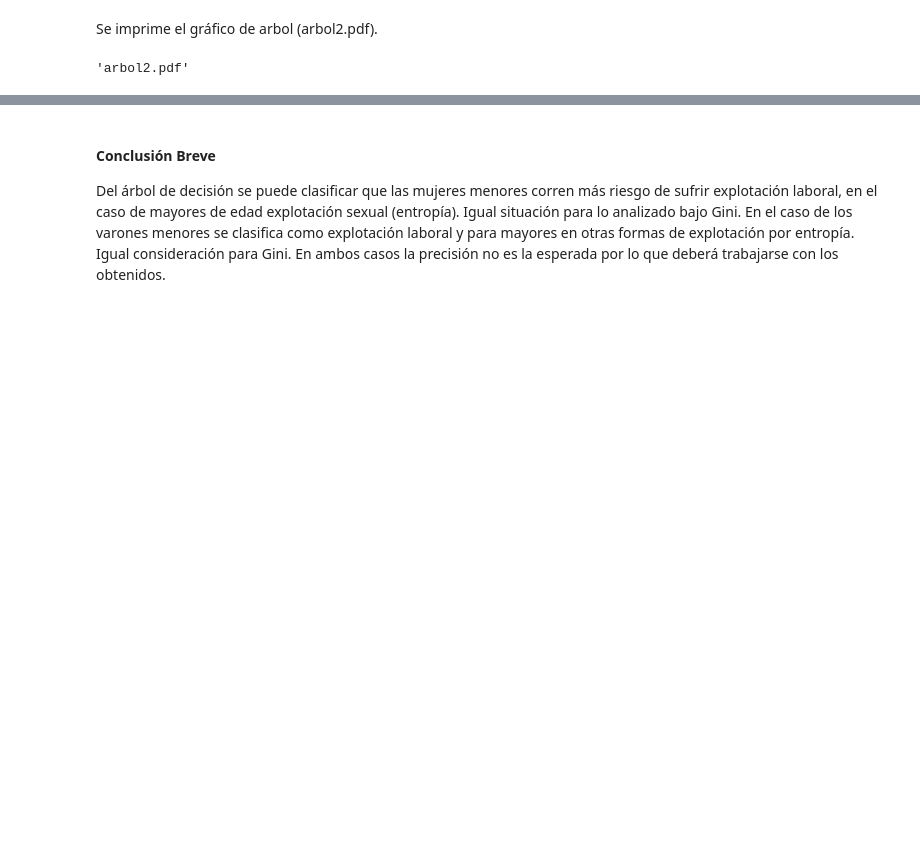
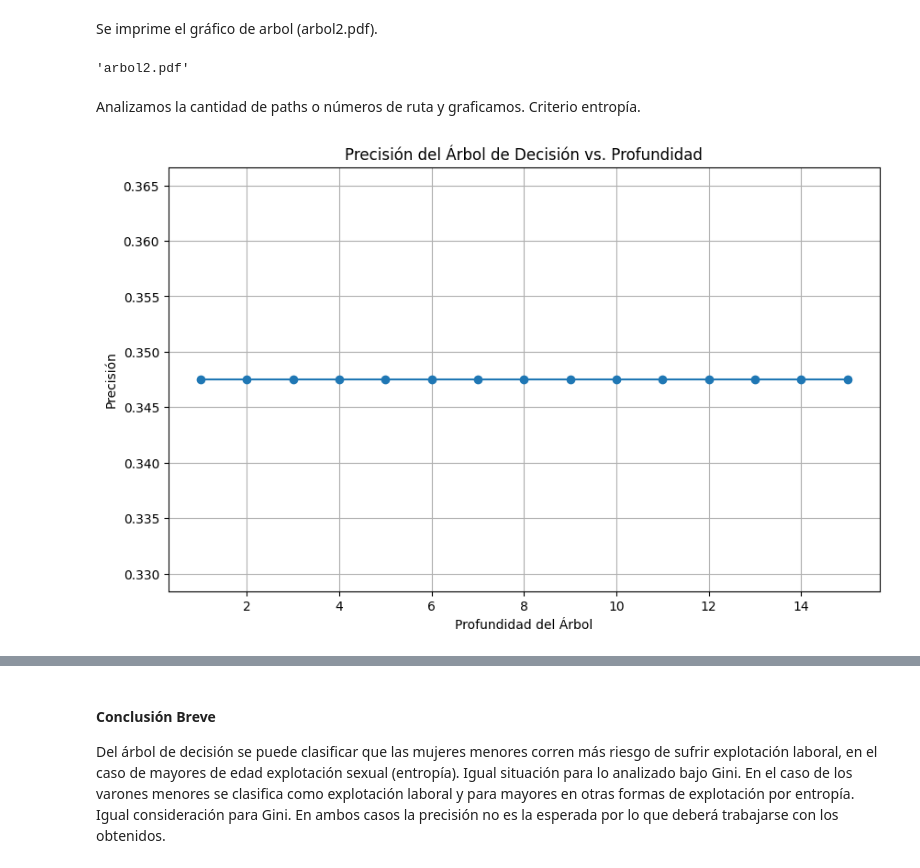
Before and after one commit to Marce-Valverde/PP1-Grupo6, a Jupyter notebook: Modelos/Arbol de Decision.ipynb, the cells around one changed output, grey strips where cells are left out. Cells and saved outputs as stored; diff of their text form; code cells hidden in the pictures; blank space fills up the shorter version.

```diff
--- a/Modelos/Arbol de Decision.ipynb
+++ b/Modelos/Arbol de Decision.ipynb
@@ -175,3 +181,25 @@ graph.render("arbol2")  # Esto creará un archivo "arbol.pdf" en el directorio a
 graph.view("arbol2")    # Esto abrirá la representación gráfica del árbol en un visor PDF
 # %% [output]
 'arbol2.pdf'
+# %% [markdown]
+Analizamos la cantidad de paths o números de ruta y graficamos. Criterio entropía.
+# %%
+depths = range(1, 16)  # Por ejemplo, exploraremos profundidades de 1 a 15.
+precisiones = []
+
+for depth in depths:
+    model = DecisionTreeClassifier(criterion='entropy', max_depth=depth)
+    model.fit(x_train, y_train)
+    y_pred = model.predict(x_test)
+    accuracy = accuracy_score(y_test, y_pred)
+    precisiones.append(accuracy)
+
+plt.figure(figsize=(10, 6))
+plt.plot(depths, precisiones, marker='o', linestyle='-')
+plt.title('Precisión del Árbol de Decisión vs. Profundidad')
+plt.xlabel('Profundidad del Árbol')
+plt.ylabel('Precisión')
+plt.grid(True)
+plt.show()
+# %% [output]
+[figure, added]
```
Also changed, not shown: parts of 6 cells of this notebook.
